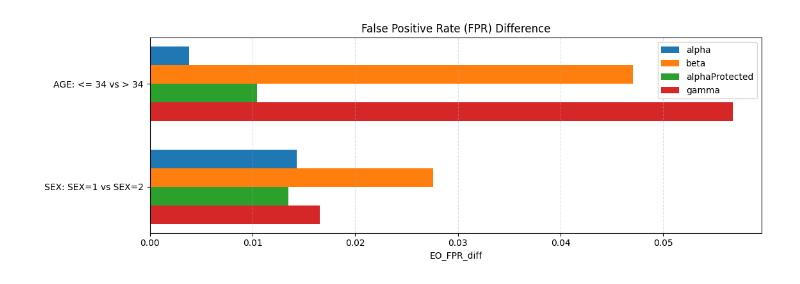
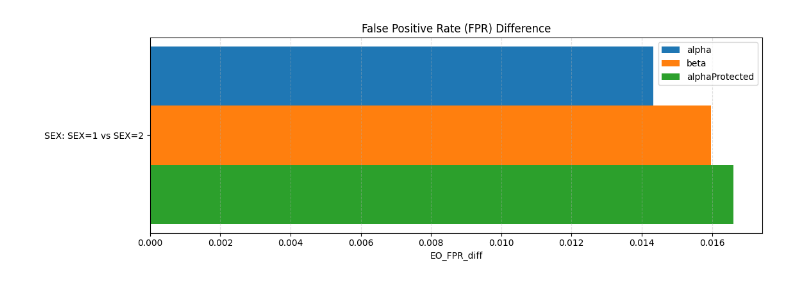
Before and after one commit to LucasHartmanWestern/cs_9170_project, a Jupyter notebook: fairness_metrics.ipynb, the cells around one changed output. Drawn from its saved outputs; the diff is of its cells as text; code cells hidden in the pictures.

```diff
--- a/fairness_metrics.ipynb
+++ b/fairness_metrics.ipynb
@@ -58,8 +58,8 @@ def predict_proba_binary(agent, X_tensor):
 # ----------------------------
 # CONFIG
 # ----------------------------
-RUN_A = "SPECcreditLambda09_EP6000_PCA10_REWfairness_minID1_majID0_TRJ2000_REAL3000_BIAS0.35_GG202601131942_208aa5e4"
-RUN_B = "SPECcredit_protected_EP6000_PCA10_REWlocal_gauss_minID1_majID0_TRJ2000_REAL3000_BIAS0.35_GG202601121234_9564f34d"
+RUN_B = "SPECnewCreditLambda03095_EP10000_PCA10_REWfairness_minID1_majID0_TRJ2000_REAL3000_BIAS0.5_GG202601151702_4fe4eade"
+RUN_A = "SPECnewCreditLambda05_EP10000_PCA10_REWfairness_minID1_majID0_TRJ2000_REAL3000_BIAS0.5_GG202601151700_abc729b0"
 
 TRAIN_ROOT = Path("training_runs")
 
@@ -77,7 +77,7 @@ TEST_FRAC = 0.20
 TRAIN_SIZE = None
 
 THRESHOLD = 0.5
-PROTECTED_COLS = ["SEX", "AGE"]
+PROTECTED_COLS = ["SEX"]
 
 device = "cuda" if torch.cuda.is_available() else "cpu"
 
@@ -407,16 +411,38 @@ FFNN Using device: cuda
 import matplotlib.pyplot as plt
 import numpy as np
 
-attr_order = ["sex", "race", "native-country", "age"]
-model_order = ["alpha", "beta", "alphaProtected", "gamma"]
+# -------------------------------
+# Restrict to SEX only
+# -------------------------------
+FAIR_ALL = FAIR_ALL.copy()
+FAIR_ALL = FAIR_ALL[FAIR_ALL["attr"].str.lower() == "sex"]
 
-FAIR_ALL = FAIR_ALL.copy()
-FAIR_ALL["attr_rank"] = FAIR_ALL["attr"].apply(lambda a: attr_order.index(a) if a in attr_order else 999)
-FAIR_ALL["model_rank"] = FAIR_ALL["model"].apply(lambda m: model_order.index(m) if m in model_order else 999)
-FAIR_ALL = FAIR_ALL.sort_values(["attr_rank", "attr_label", "model_rank"]).copy()
+# Ordering (AGE removed entirely)
+attr_order = ["sex"]
+model_order = ["alpha", "beta", "alphaProtected"]
 
+FAIR_ALL["attr_rank"] = FAIR_ALL["attr"].apply(
+    lambda a: attr_order.index(a) if a in attr_order else 999
+)
+FAIR_ALL["model_rank"] = FAIR_ALL["model"].apply(
+    lambda m: model_order.index(m) if m in model_order else 999
+)
+
+FAIR_ALL = FAIR_ALL.sort_values(
+    ["attr_rank", "attr_label", "model_rank"]
+).copy()
+
+# -------------------------------
+# Plot helper
+# -------------------------------
 def plot_fair_metric(metric, title, xlabel):
-    pivot = FAIR_ALL.pivot_table(index="attr_label", columns="model", values=metric, aggfunc="mean")
+    pivot = FAIR_ALL.pivot_table(
+        index="attr_label",
+        columns="model",
+        values=metric,
+        aggfunc="mean"
+    )
+
     pivot = pivot[[m for m in model_order if m in pivot.columns]]
 
     labels = pivot.index.tolist()
@@ -426,7 +452,12 @@ def plot_fair_metric(metric, title, xlabel):
     plt.figure(figsize=(11.5, max(4.0, 0.6 * len(labels))))
     for i, m in enumerate(pivot.columns):
         vals = pivot[m].values
-        plt.barh(y + (i - (len(pivot.columns)-1)/2)*h, vals, height=h, label=m)
+        plt.barh(
+            y + (i - (len(pivot.columns) - 1) / 2) * h,
+            vals,
+            height=h,
+            label=m
+        )
 
     plt.yticks(y, labels)
     plt.gca().invert_yaxis()
@@ -437,9 +468,36 @@ def plot_fair_metric(metric, title, xlabel):
     plt.tight_layout()
     plt.show()
 
-plot_fair_metric("DP_diff",      "Demographic Parity Difference ", "DP_diff")#Do both groups recieve positive predictions at the same rate?
-plot_fair_metric("AvgOdds_diff", "Average Odds Difference",       "AvgOdds_diff")#Overall error parity across groups (Combines false negatives and false positives)
-plot_fair_metric("EO_TPR_diff",  "Equal Opportunity (TPR) Difference", "EO_TPR_diff")#Are qualified positives treated equally (If someone truly belongs to the positive class, are they equally likely to be detected?)
-plot_fair_metric("EO_FPR_diff",  "False Positive Rate (FPR) Difference", "EO_FPR_diff")#Are innocent individuals falsely flagged at equal rates?
-plot_fair_metric("PPV_diff",     "PPV Difference", "PPV_diff")#When the model predicts positive, is it equally reliable?
+# -------------------------------
+# Plots (SEX only)
+# -------------------------------
+plot_fair_metric(
+    "DP_diff",
+    "Demographic Parity Difference",
+    "DP_diff"
+)
+
+plot_fair_metric(
+    "AvgOdds_diff",
+    "Average Odds Difference",
+    "AvgOdds_diff"
+)
+
+plot_fair_metric(
+    "EO_TPR_diff",
+    "Equal Opportunity (TPR) Difference",
+    "EO_TPR_diff"
+)
+
+plot_fair_metric(
+    "EO_FPR_diff",
+    "False Positive Rate (FPR) Difference",
+    "EO_FPR_diff"
+)
+
+plot_fair_metric(
+    "PPV_diff",
+    "Positive Predictive Value (PPV) Difference",
+    "PPV_diff"
+)
 # %% [output]
@@ -449 +507 @@ plot_fair_metric("PPV_diff",     "PPV Difference", "PPV_diff")#When the model pr
-[figure, old version]
+[figure, new version]
```
Also changed, not shown: parts of 3 cells of this notebook, 3 other files.
